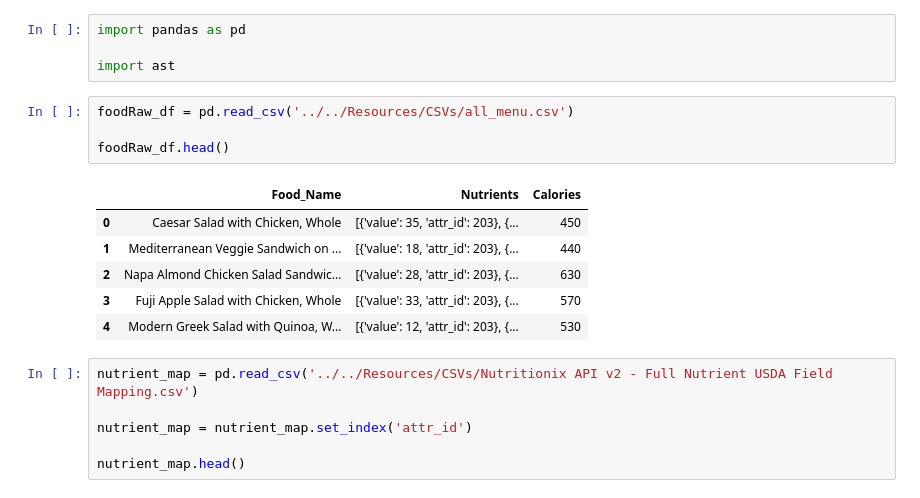
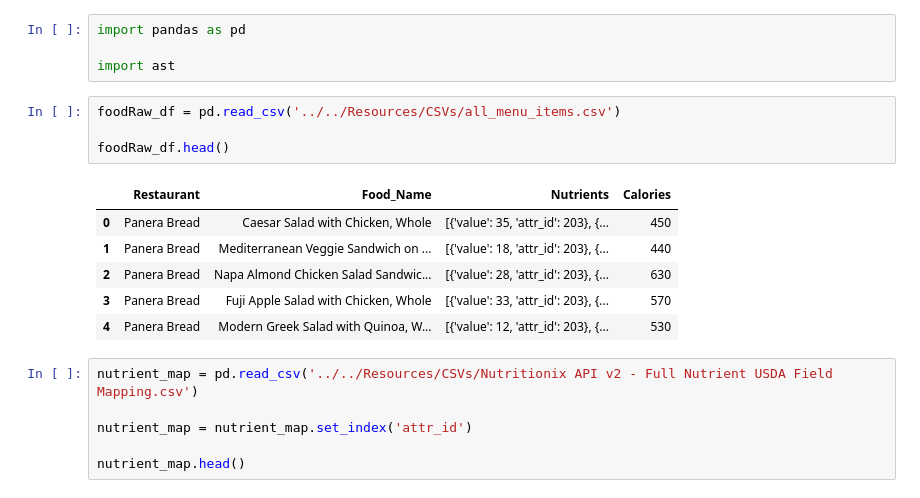
Before and after one commit to darrenluc93/Healthy-Restaurants, a Jupyter notebook: Jupyter Notebooks Data Analysis/Jupyter Notebooks/NutrientsConverter.ipynb, the cells around one changed output. Drawn from its saved outputs; the diff is of its cells as text.

```diff
--- a/Jupyter Notebooks Data Analysis/Jupyter Notebooks/NutrientsConverter.ipynb
+++ b/Jupyter Notebooks Data Analysis/Jupyter Notebooks/NutrientsConverter.ipynb
@@ -3,16 +3,16 @@ import pandas as pd
 
 import ast
 # %%
-foodRaw_df = pd.read_csv('../../Resources/CSVs/all_menu.csv')
+foodRaw_df = pd.read_csv('../../Resources/CSVs/all_menu_items.csv')
 
 foodRaw_df.head()
 # %% [output]
-|  | Food_Name | Nutrients | Calories |
-| 0 | Caesar Salad with Chicken, Whole | [{'value': 35, 'attr_id': 203}, {... | 450 |
-| 1 | Mediterranean Veggie Sandwich on ... | [{'value': 18, 'attr_id': 203}, {... | 440 |
-| 2 | Napa Almond Chicken Salad Sandwic... | [{'value': 28, 'attr_id': 203}, {... | 630 |
-| 3 | Fuji Apple Salad with Chicken, Whole | [{'value': 33, 'attr_id': 203}, {... | 570 |
-| 4 | Modern Greek Salad with Quinoa, W... | [{'value': 12, 'attr_id': 203}, {... | 530 |
+|  | Restaurant | Food_Name | Nutrients | Calories |
+| 0 | Panera Bread | Caesar Salad with Chicken, Whole | [{'value': 35, 'attr_id': 203}, {... | 450 |
+| 1 | Panera Bread | Mediterranean Veggie Sandwich on ... | [{'value': 18, 'attr_id': 203}, {... | 440 |
+| 2 | Panera Bread | Napa Almond Chicken Salad Sandwic... | [{'value': 28, 'attr_id': 203}, {... | 630 |
+| 3 | Panera Bread | Fuji Apple Salad with Chicken, Whole | [{'value': 33, 'attr_id': 203}, {... | 570 |
+| 4 | Panera Bread | Modern Greek Salad with Quinoa, W... | [{'value': 12, 'attr_id': 203}, {... | 530 |
 # %%
 nutrient_map = pd.read_csv('../../Resources/CSVs/Nutritionix API v2 - Full Nutrient USDA Field Mapping.csv')
 
```
Also changed, not shown: parts of 4 cells of this notebook, 2 other files.
